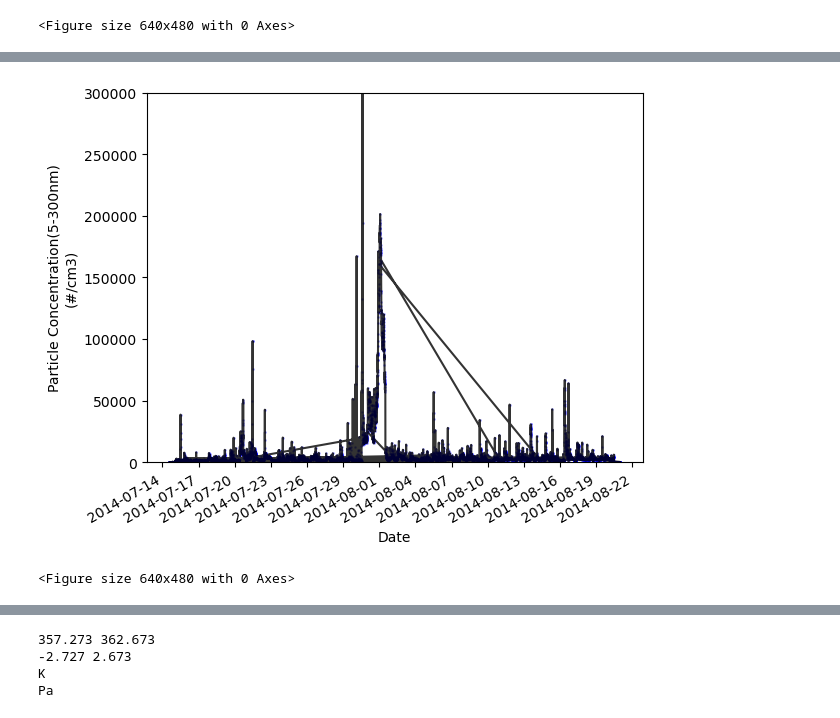
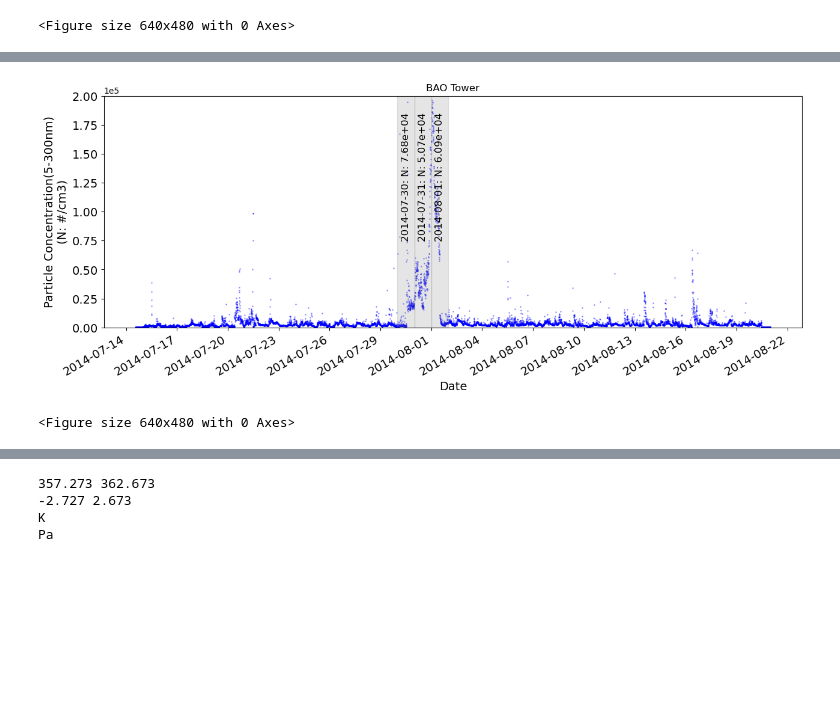
Before and after one commit to Han0928/full_nc_analysis, a Jupyter notebook: time_series_dask_woking.ipynb, the cells around one changed output, grey strips where cells are left out. Cells and saved outputs as stored; diff of their text form; code cells hidden in the pictures; blank space fills up the shorter version.

```diff
--- a/time_series_dask_woking.ipynb
+++ b/time_series_dask_woking.ipynb
@@ -765,7 +765,7 @@ time_data_values[i].data [390505. 390508. 390511. 390514. 390517. 390520. 390523
 [figure]
 <Figure size 640x480 with 0 Axes>
 # %%
-# function version for stormpeak lab
+# function version for stormpeak lab, can pick the top 3 days of maximum daily mean number concentration, but the arrow is not working yet.
 import pandas as pd
 import matplotlib.pyplot as plt
 import matplotlib.dates as mdates
@@ -781,7 +781,7 @@ def read_data(file_path):
     return df
 
 def plot_data(df):
-    fig, ax = plt.subplots(figsize=(18, 12))
+    fig, ax = plt.subplots(figsize=(15, 5))
     ax.plot(df['date'], df['particle_number_concentration'], 'bo', markersize=1.0)
     ax.plot(df['date'], df['particle_number_concentration'], ':', color='blue', linewidth=0.5)
     ax.set_xlabel('Date (YYYYMMDD)', fontsize=14)
@@ -872,56 +872,72 @@ arrow_x: 16285.5
 <Figure size 640x480 with 0 Axes>
 # %%
+#For BAO tower,testing the shaded grey area for BAO tower function
 import numpy as np
-import numpy.ma as ma
 import matplotlib.pyplot as plt
 import matplotlib.dates as mdates
 import datetime
-import matplotlib.ticker as mtick
-from matplotlib.dates import DateFormatter, DayLocator
 import os
+import matplotlib
+import pandas as pd
+from mpl_toolkits.axes_grid1 import make_axes_locatable
+from matplotlib.ticker import ScalarFormatter
 
-#test the all-day version;
-# array-(list-list)-array
 def read_data(file_dir):
     smps_integrated_list = []
     smps_time_datetime_list = []
-
     for filename in os.listdir(file_dir):
-        print('filename:', filename)
         if filename.endswith('.ict'):
-            print('Reading file:', filename)
             with open(os.path.join(file_dir, filename)) as f:
                 header_lines = [f.readline() for i in range(7)]
-
             year, month, day = map(int, header_lines[6].split(',')[0:3]) # the date is in the 6th line
-            print('year, month, day:', year, month, day)
             data = np.loadtxt(os.path.join(file_dir, filename), delimiter=',', skiprows=88)
-
             smps_integrated_list = np.concatenate((smps_integrated_list, data[:, 3]))
-            print('smps_integrated_list.shape:', smps_integrated_list.shape)
             epoch = datetime.datetime(year, month, day)
-            smps_time_datetime = [epoch + datetime.timedelta(seconds=t) for t in data[:, 0]]
+            # here: to test the shaded area "date is not in the same format" issue;
+            smps_time_datetime = [epoch+ datetime.timedelta(seconds=time_str) for time_str in data[:, 0]]
             smps_time_datetime_list = np.concatenate((smps_time_datetime_list, smps_time_datetime))
-            print('smps_time_datetime_list.shape', smps_time_datetime_list.shape)
+    print('smps_time_datetime_list.value', smps_time_datetime_list)
+    print('smps_time_datetime_list.type', type(smps_time_datetime_list)) #<class 'numpy.ndarray'>
+    print('smps_time_datetime_list.type', type(smps_integrated_list)) #<class 'numpy.ndarray'>
     return smps_integrated_list, smps_time_datetime_list
 
 def plot_data(smps_time_datetime_list, smps_integrated_list):
-    fig, ax = plt.subplots()
+    fig, ax = plt.subplots(figsize=(15,5))
     ax.scatter(smps_time_datetime_list, smps_integrated_list, s=1, color='blue', alpha=0.3)
-    ax.plot(smps_time_datetime_list, smps_integrated_list, color='blue', alpha=0.8)
+    ax.set_xlabel('Date', fontsize=14)
+    ax.set_ylabel('Particle Concentration(5-300nm)\n(N: #/cm3)',fontsize=14)
+    ax.set_ylim([0, 2e5])
+    ax.ticklabel_format(axis='y', style='sci', scilimits=(0,0))
+    ax.set_title('BAO Tower')
+    ax.tick_params(axis='y', labelsize=14)
+    ax.xaxis.set_major_locator(mdates.DayLocator(interval=3))
+    ax.tick_params(axis='x', labelsize=14)
+    plt.xticks(rotation=30, ha='right')
+    print('smps_time_datetime_list',type(smps_time_datetime_list)) # <class 'numpy.ndarray'>
 
-    ax.set_xlabel('Date')
-    ax.set_ylabel('Particle Concentration(5-300nm)\n(#/cm3)')
-    ax.set_ylim([0, 3e5])
-    # Format the x-axis date labels
-    ax.xaxis.set_major_formatter(DateFormatter('%Y-%m-%d'))
-    ax.xaxis.set_major_locator(mdates.DayLocator(interval=3))
-    plt.xticks(rotation=30, ha='right')
+    # Add shaded regions for the top 3 days of maximum daily mean number concentration
+    df = pd.DataFrame({'date': smps_time_datetime_list, 'particle_number_concentration': smps_integrated_list}) #pandas DataFrame df
+    df['date'] = pd.to_datetime(df['date'])# datetime format
+    print('df[date]',type(df['date'])) #df[date] <class 'pandas.core.series.Series'>
+    daily_mean = df.groupby(pd.Grouper(key='date', freq='D'))['particle_number_concentration'].mean() #"date" column of the df DataFrame.
+    daily_mean = daily_mean.loc[df['date'].min():df['date'].max()]
+    top3_dates = daily_mean.nlargest(3).index
+    print('top3_dates',top3_dates)
+    top3_dates_str = [d.strftime('%Y-%m-%d') for d in top3_dates] # from datetime format to string format
+    print('top3_dates_str',top3_dates_str)    # ['20140730', '20140801', '20140731']
+    # Finally figured out the reason why the shaded area is not working: the date format is not the same, one is datetime, one is string
+    for date_str in top3_dates_str:
+        start_num = matplotlib.dates.date2num(pd.Timestamp(date_str))
+        end_num = matplotlib.dates.date2num(pd.Timestamp(date_str) + pd.Timedelta(days=1))
+        ax.axvspan(start_num, end_num, alpha=0.2, color='gray')
+        ax.text(start_num + (end_num - start_num) / 2, 1.3e5, f"{date_str}: N: {daily_mean[date_str]:.2e}", ha='center', va='center', fontsize=12, rotation=90)
+        print('start:', start_num)
+        print('end:', end_num)
+
     plt.show()
 
 file_path = '/ocean/projects/atm200005p/ding0928/nc_file_full/WWW-AIR_1683138523904/'
 smps_integrated_list, smps_time_datetime_list = read_data(file_path)
-
 plot_data(smps_time_datetime_list, smps_integrated_list)
 plt.savefig('output_fig/obser_BAO_tower.png', dpi=800)
 # %% [output]
@@ -945,2 +962,2 @@ smps_time_datetime_list.shape (11315,)
-[figure, old version]
+[figure, new version]
 <Figure size 640x480 with 0 Axes>
```
Also changed, not shown: parts of 5 cells of this notebook, 1 other file.
